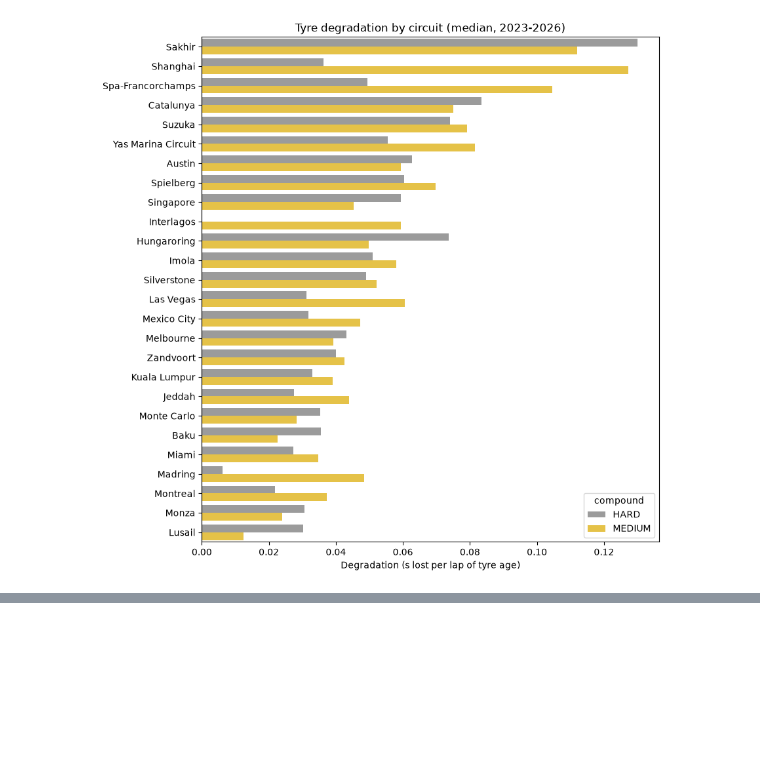
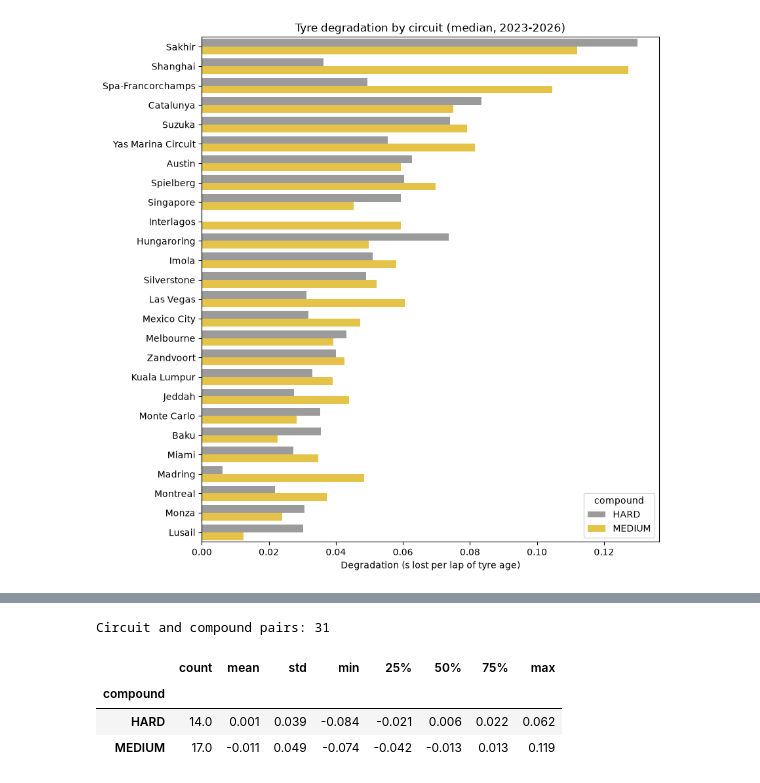
Before and after one commit to bscocca/f1-strategy-analysis, a Jupyter notebook: notebooks/03_tyre_degradation.ipynb, the cells around one changed output, grey strips where cells are left out. Cells and saved outputs as stored; diff of their text form; code cells hidden in the pictures; blank space fills up the shorter version.

```diff
--- a/notebooks/03_tyre_degradation.ipynb
+++ b/notebooks/03_tyre_degradation.ipynb
@@ -268,0 +273,21 @@ plt.show()
+# %%
+eras = race_compounds.assign(
+    era=np.where(race_compounds["season"] == 2026, "2026", "2023-2025")
+)
+
+paired = (
+    eras.groupby(["circuit_name", "compound", "era"])["degradation_s_per_lap"]
+    .median()
+    .unstack("era")
+    .dropna()
+)
+paired["change"] = paired["2026"] - paired["2023-2025"]
+
+print(f"Circuit and compound pairs: {len(paired)}")
+paired.groupby("compound")["change"].describe().round(3)
+# %% [output]
+Circuit and compound pairs: 31
+|  | count | mean | std | min | 25% | 50% | 75% | max |
+| compound |  |  |  |  |  |  |  |  |
+| HARD | 14.0 | 0.001 | 0.039 | -0.084 | -0.021 | 0.006 | 0.022 | 0.062 |
+| MEDIUM | 17.0 | -0.011 | 0.049 | -0.074 | -0.042 | -0.013 | 0.013 | 0.119 |
```
Also changed, not shown: parts of 3 cells of this notebook, 1 other file.
